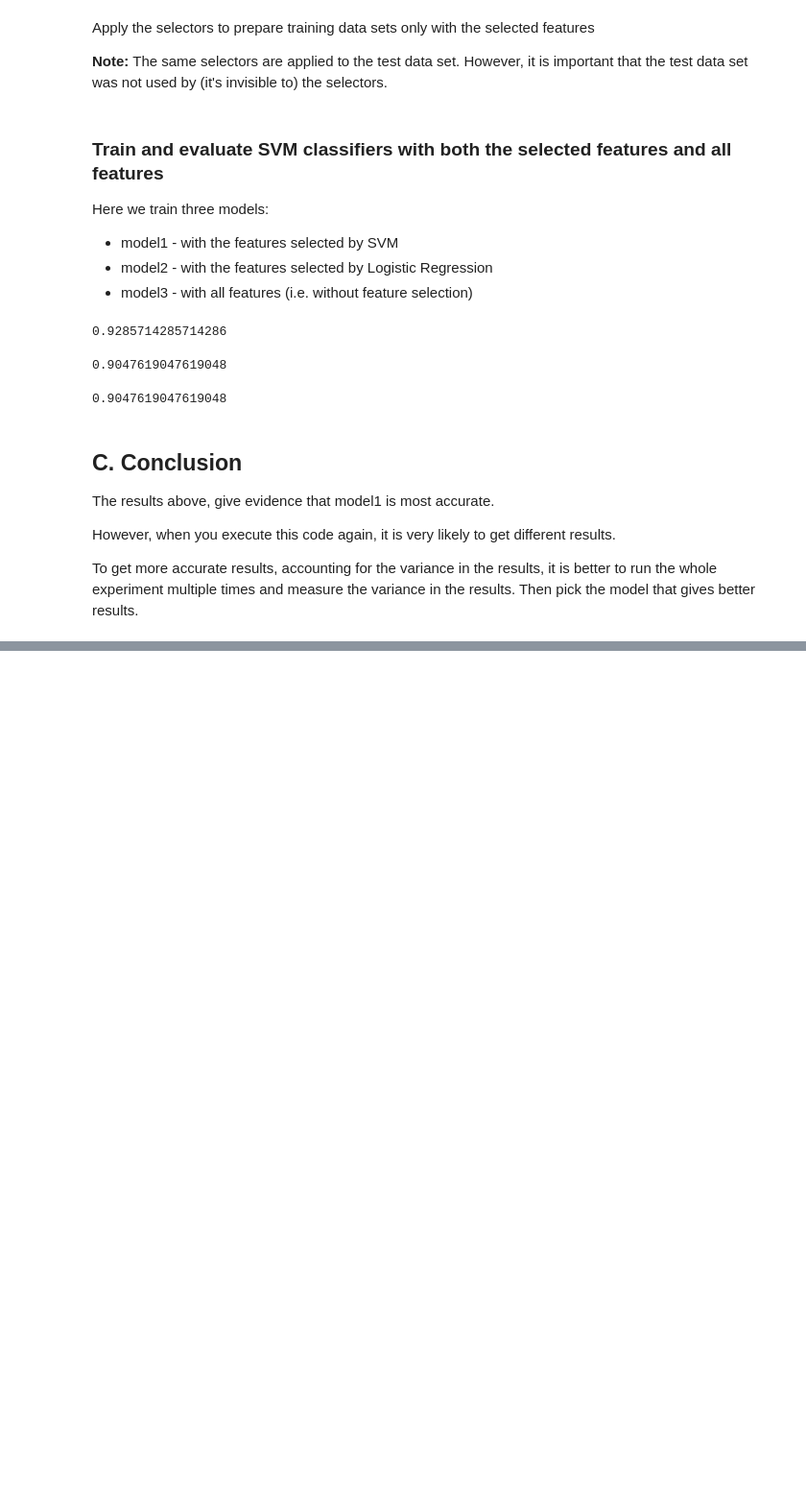
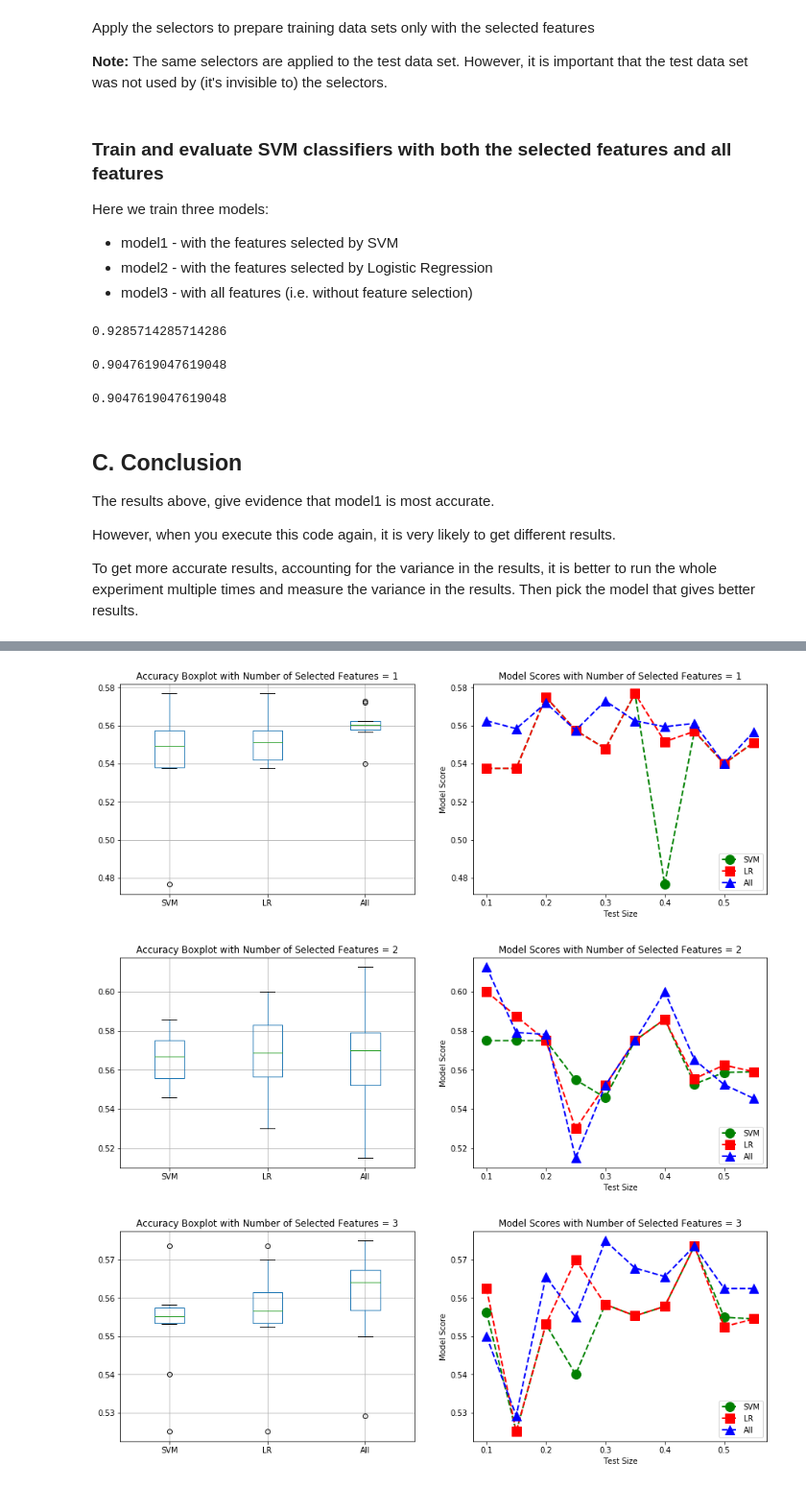
Before and after one commit to vipulpopat/MSCAI_Sem1_Etivity5, a Jupyter notebook: Etivity5_Feature_Selection_9939245.ipynb, the cells around one changed output, grey strips where cells are left out. Shown: that part at 96% size. Saved outputs shown, nothing was run; the diff lists cells and outputs as text; code cells hidden in the pictures; blank space fills up the shorter version.

```diff
--- a/Etivity5_Feature_Selection_9939245.ipynb
+++ b/Etivity5_Feature_Selection_9939245.ipynb
@@ -131,0 +299,3 @@ To get more accurate results, accounting for the variance in the results, it is
+# %%
+model1 = classifier.fit(predictors_train_SVMselected, target_train)
+model1.score(predictors_test_SVMselected, target_test)
@@ -131,0 +304,3 @@ To get more accurate results, accounting for the variance in the results, it is
+# %%
+model2 = classifier.fit(predictors_train_LRselected, target_train)
+model2.score(predictors_test_LRselected, target_test)
@@ -131,0 +309,3 @@ To get more accurate results, accounting for the variance in the results, it is
+# %%
+model3 = classifier.fit(predictors_train, target_train)
+model3.score(predictors_test, target_test)
@@ -131,0 +364,8 @@ To get more accurate results, accounting for the variance in the results, it is
+# %%
+# Test Split Sizes
+splits = np.arange(0.1,0.6,0.05)
+print(splits)
+
+# Number of Features to be selected
+nfeatures = np.arange(1,12,1)
+print(nfeatures)
@@ -131,0 +375,63 @@ To get more accurate results, accounting for the variance in the results, it is
+# %%
+
+for n in range(len(nfeatures)):
+    model1_scores = []
+    model2_scores = []
+    model3_scores = []
+
+    for i in range (len(splits)):
+        # pepare independent stratified data sets for training and test of the final model
+        predictors_train, predictors_test, target_train, target_test = train_test_split(
+            predictors, target, test_size=splits[i], shuffle=True, stratify=target)
+
+        # create a base classifier used to evaluate a subset of attributes
+        estimatorSVM = svm.SVR(kernel="linear")
+        selectorSVM = RFE(estimatorSVM, nfeatures[n])
+        selectorSVM = selectorSVM.fit(predictors_train, target_train)
+
+        # create a base classifier used to evaluate a subset of attributes
+        estimatorLR = LogisticRegression(solver='lbfgs', multi_class='auto')
+        # create the RFE model and select 3 attributes
+        selectorLR = RFE(estimatorLR, nfeatures[n])
+        selectorLR = selectorLR.fit(predictors_train, target_train)
+
+        predictors_train_SVMselected = selectorSVM.transform(predictors_train)
+        predictors_test_SVMselected = selectorSVM.transform(predictors_test)
+
+        predictors_train_LRselected = selectorLR.transform(predictors_train)
+        predictors_test_LRselected = selectorLR.transform(predictors_test)
+
+        classifier = svm.SVC(gamma='auto')
+
+        model1 = classifier.fit(predictors_train_SVMselected, target_train)
+        model1_scores.append(model1.score(predictors_test_SVMselected, target_test))
+
+        model2 = classifier.fit(predictors_train_LRselected, target_train)
+        model2_scores.append(model2.score(predictors_test_LRselected, target_test))
+
+        model3 = classifier.fit(predictors_train, target_train)
+        model3_scores.append(model3.score(predictors_test, target_test))
+
+    # Compare the statistics of the accuracies across all cross-validation folds
+    accuracies_df = pd.DataFrame(data={'SVM' : model1_scores, 'LR' : model2_scores, 'All' : model3_scores})
+
+    plt.subplots(1, 2, figsize=(15, 5))
+
+    plt.subplot(1,2,1)
+    bp = accuracies_df.boxplot()
+    plt.title('Accuracy Boxplot with Number of Selected Features = ' + str(nfeatures[n]))
+
+    plt.subplot(1,2,2)
+    plt.plot(splits, model1_scores, color='green', marker='o', linestyle='dashed', linewidth=2, markersize=12, label='SVM')
+    plt.plot(splits, model2_scores, color='red', marker='s', linestyle='dashed', linewidth=2, markersize=12, label='LR')
+    plt.plot(splits, model3_scores, color='blue', marker='^', linestyle='dashed', linewidth=2, markersize=12, label='All')
+    plt.title('Model Scores with Number of Selected Features = ' + str(nfeatures[n]))
+    plt.xlabel('Test Size')
+    plt.ylabel('Model Score')
+    plt.legend(loc="lower right")
+
+    plt.show()
+# %% [output]
+[figure, added]
+[figure, added]
+[figure, added]
```
Also changed, not shown: parts of 35 cells of this notebook.
